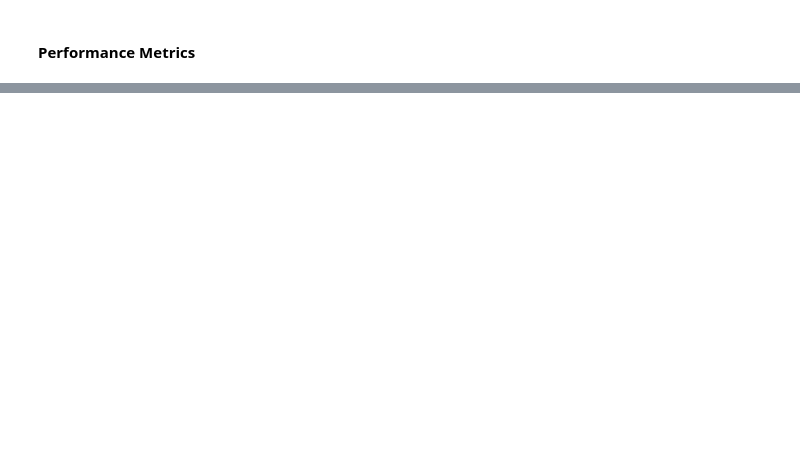
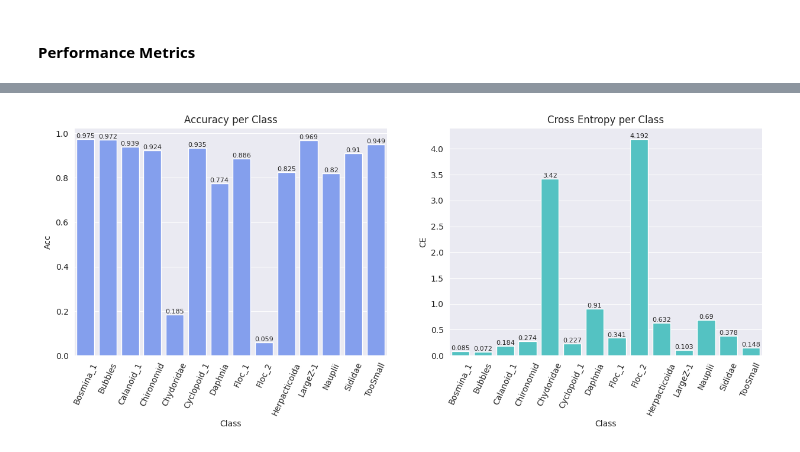
Before and after one commit to sofiar/Analysis_zooplankton, a Jupyter notebook: visualize_results.ipynb, the cells around one changed output, grey strips where cells are left out. Drawn from its saved outputs; the diff is of its cells as text; code cells hidden in the pictures; blank space fills up the shorter version.

```diff
--- a/visualize_results.ipynb
+++ b/visualize_results.ipynb
@@ -239,0 +218,42 @@ plt.show()
+# %%
+# Get Accuracy and CE data
+y_true_tensor = predictions[0]
+y_pred_tensor = predictions[2]
+y_log_prob_tensor = predictions[1].log()
+
+acc_per_class = {
+    cln: (y_pred_tensor[y_true_tensor == clid] == clid).float().mean().item() for cln, clid in class_map.items()
+}
+
+losses = F.cross_entropy(y_log_prob_tensor, y_true_tensor, reduction = 'none') # loss per sample
+class_loss = defaultdict(list)
+
+# Sort losses by class
+for loss, y in zip(losses, y_true_tensor):
+    class_loss[int(y)].append(loss.item())
+
+# Average losses per class
+mean_loss_per_class = {class_map_rev[cls]: sum(vals) / len(vals) for cls, vals in class_loss.items()}
+mean_loss_per_class = dict(sorted(mean_loss_per_class.items()))
+
+# Plot
+sns.set_style('darkgrid')
+fig, axs = plt.subplots(1, 2, figsize=(15, 5))
+
+sns.barplot(x = list(acc_per_class.keys()), y = np.round(list(acc_per_class.values()), 3), color = '#7297ff', ax = axs[0])
+axs[0].set_title('Accuracy per Class')
+axs[0].set_xlabel('Class')
+axs[0].set_ylabel('Acc')
+axs[0].tick_params(axis = 'x', rotation = 65)
+axs[0].bar_label(axs[0].containers[0], fontsize = 8)
+
+sns.barplot(x = list(mean_loss_per_class.keys()), y = np.round(list(mean_loss_per_class.values()), 3), color = '#42d4d4', ax = axs[1])
+axs[1].set_title('Cross Entropy per Class')
+axs[1].set_xlabel('Class')
+axs[1].set_ylabel('CE')
+axs[1].tick_params(axis = 'x', rotation = 65)
+axs[1].bar_label(axs[1].containers[0], fontsize = 8)
+
+plt.show()
+# %% [output]
+[figure, added]
```
Also changed, not shown: parts of 12 cells of this notebook, 2 other files.
